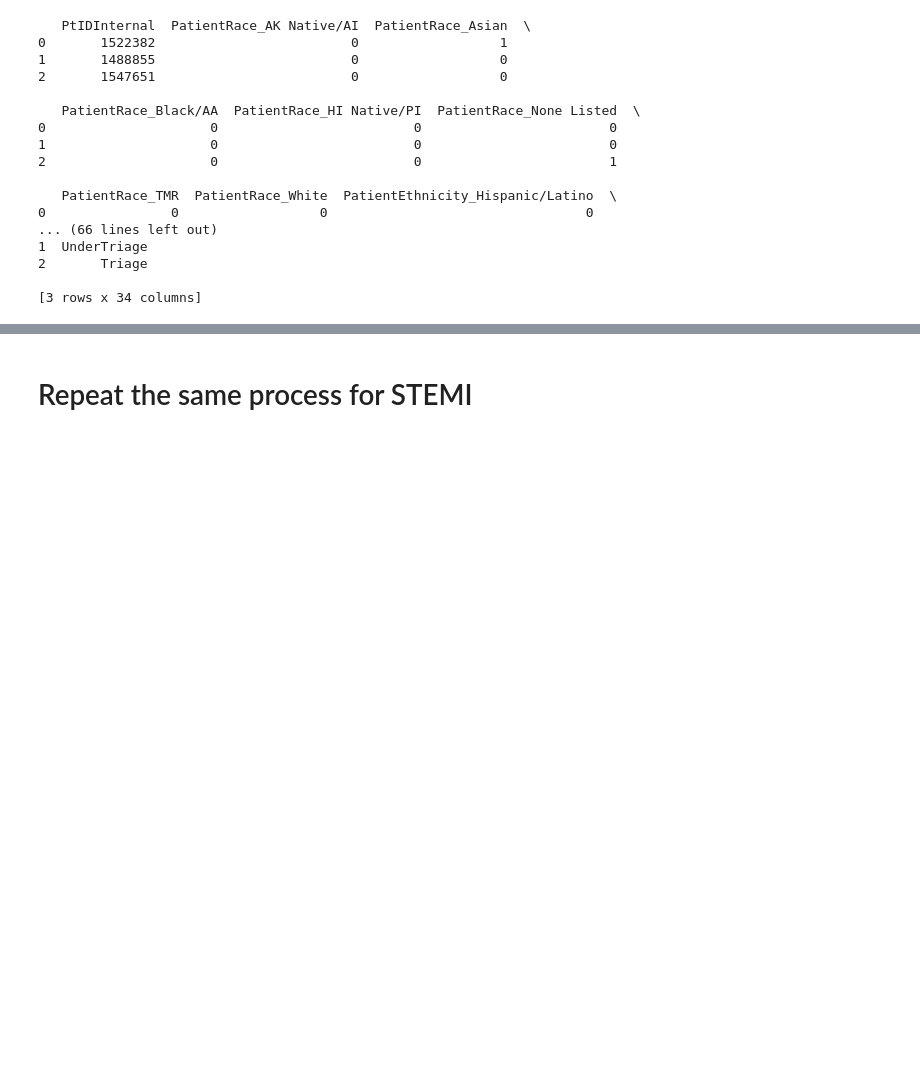
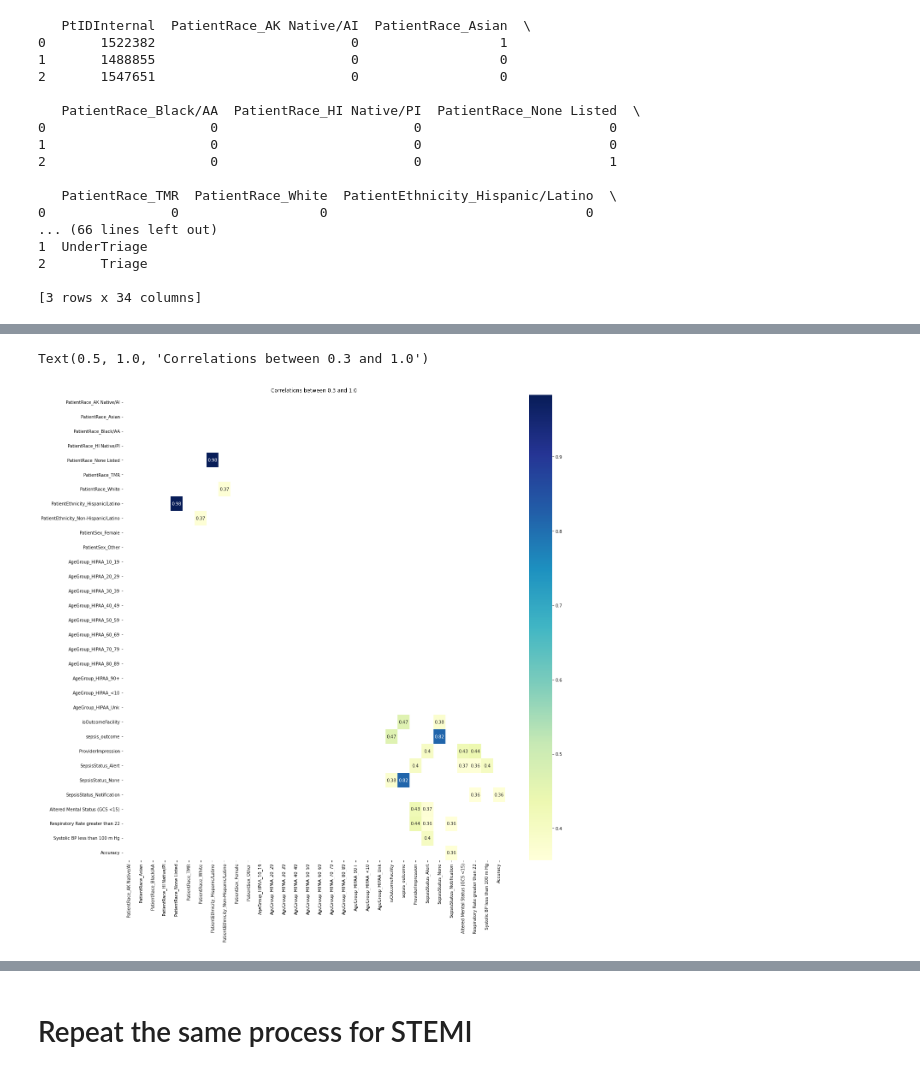
Before and after one commit to blesssong2020/Fairfax-Consultants---Summer2022-DEAN690, a Jupyter notebook: FFConsultants.ipynb, the cells around one changed output, grey strips where cells are left out. Cells and saved outputs as stored; diff of their text form; code cells hidden in the pictures; blank space fills up the shorter version.

```diff
--- a/FFConsultants.ipynb
+++ b/FFConsultants.ipynb
@@ -980,0 +852,22 @@ alt.Chart(source, title="The FFS Performance").mark_point().encode(
+# %%
+#https://stackoverflow.com/questions/61956336/find-high-correlations-in-a-large-coefficient-matrix
+#https://stackoverflow.com/questions/67711552/python-split-pandas-dataframe-by-range-of-values
+
+coeff = PdmSEPSIS.corr()
+
+# 0.3 is used for illustration
+# replace with your actual value
+thresh_low = 0.3
+thresh_high = 1
+
+#mask = coeff.abs().lt(thresh)
+# or mask = coeff> thresh
+mask = (coeff> thresh_low) & (coeff < thresh_high)
+
+coeff.where(mask).stack()
+
+# #Remove Diagonol
+# corr = PdmSEPSIS.corr()
+# import numpy as np
+# np.fill_diagonal(corr.values, np.nan)
+# print(corr)
@@ -980,0 +892,11 @@ alt.Chart(source, title="The FFS Performance").mark_point().encode(
+# %%
+#Plot only the Correlations between 0.3 and 1.0
+
+CorCoeff = coeff.where(mask)
+
+plt.figure(figsize=(20,20))
+sns.heatmap(CorCoeff,cbar=True,annot=True,cmap='YlGnBu') #.reshape(26,1)
+plt.title('Correlations between 0.3 and 1.0')
+# %% [output]
+Text(0.5, 1.0, 'Correlations between 0.3 and 1.0')
+[figure, added]
```
Also changed, not shown: parts of 91 cells of this notebook.
